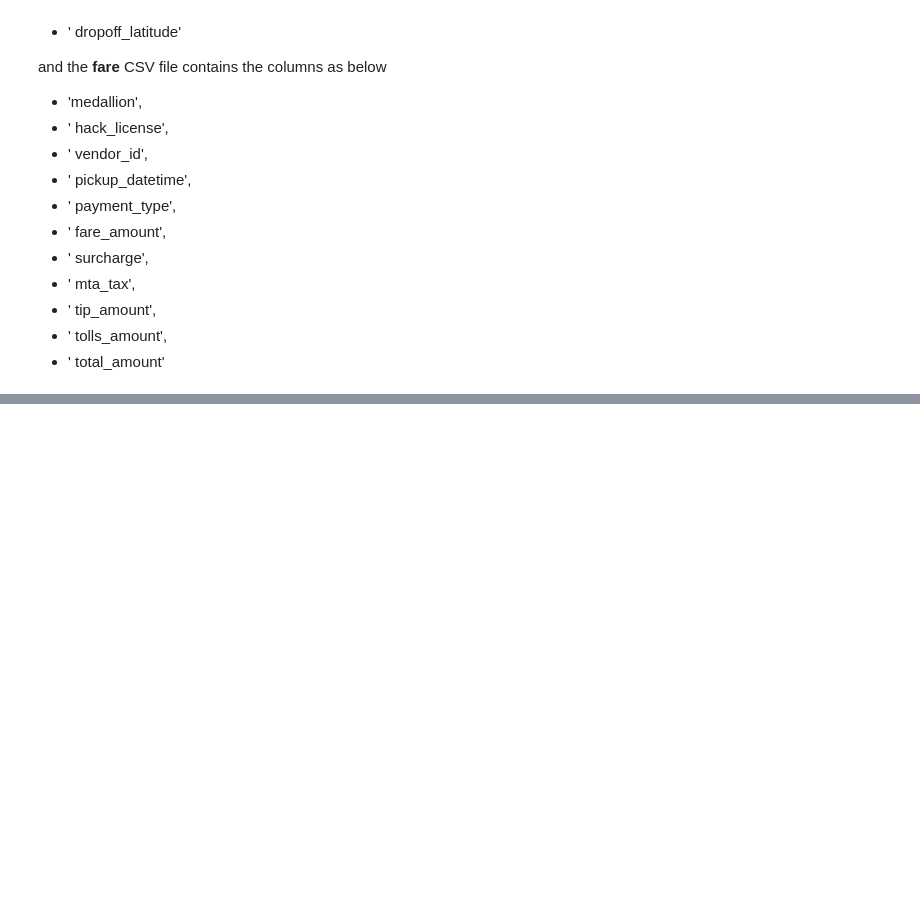
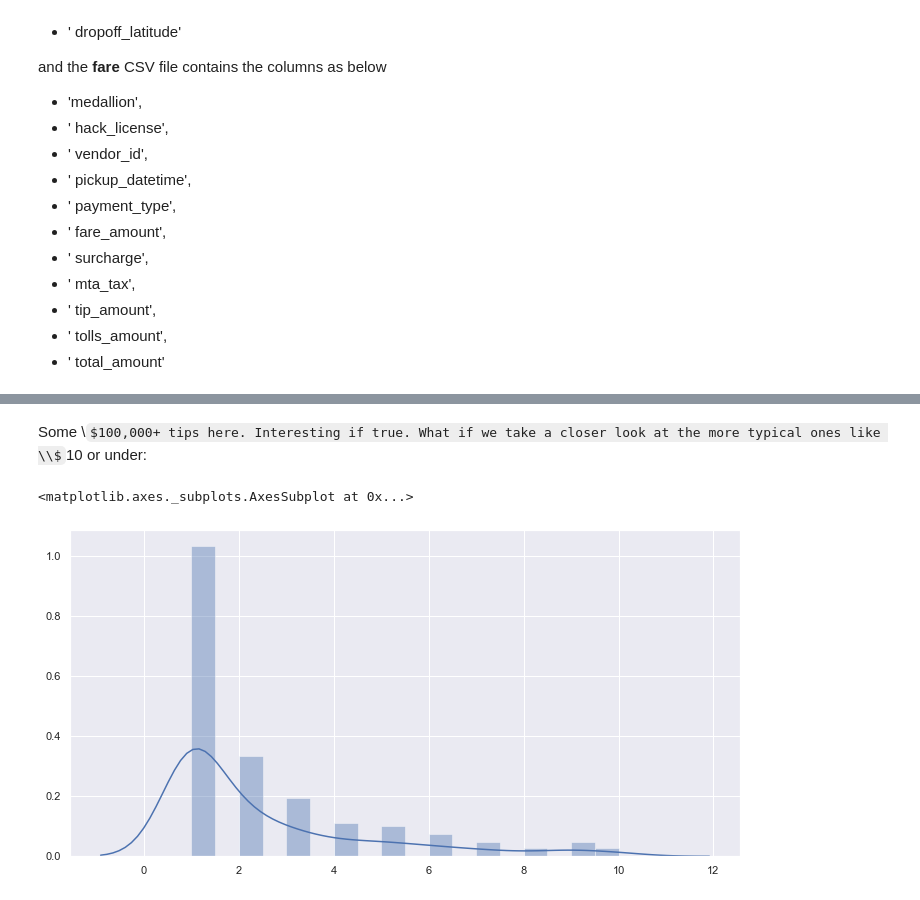
Before and after one commit to eeghor/cbataxi, a Jupyter notebook: cbataxi.ipynb, the cells around one changed output, grey strips where cells are left out. Saved outputs shown, nothing was run; the diff lists cells and outputs as text; code cells hidden in the pictures; some formulas as TeX source; blank space fills up the shorter version.

```diff
--- a/cbataxi.ipynb
+++ b/cbataxi.ipynb
@@ -431,0 +492,7 @@ ax = df.plot(figsize=(10, 10), alpha=0.5, edgecolor='k')
+# %% [markdown]
+Some \\$100,000+ tips here. Interesting if true. What if we take a closer look at the more typical ones like \\$10 or under:
+# %%
+sns.distplot([v for v in sorted(tx.ANSWERS['tip_amounts'].values()) if v <=10])
+# %% [output]
+<matplotlib.axes._subplots.AxesSubplot at 0x...>
+[figure, added]
```
Also changed, not shown: parts of 27 cells of this notebook.
